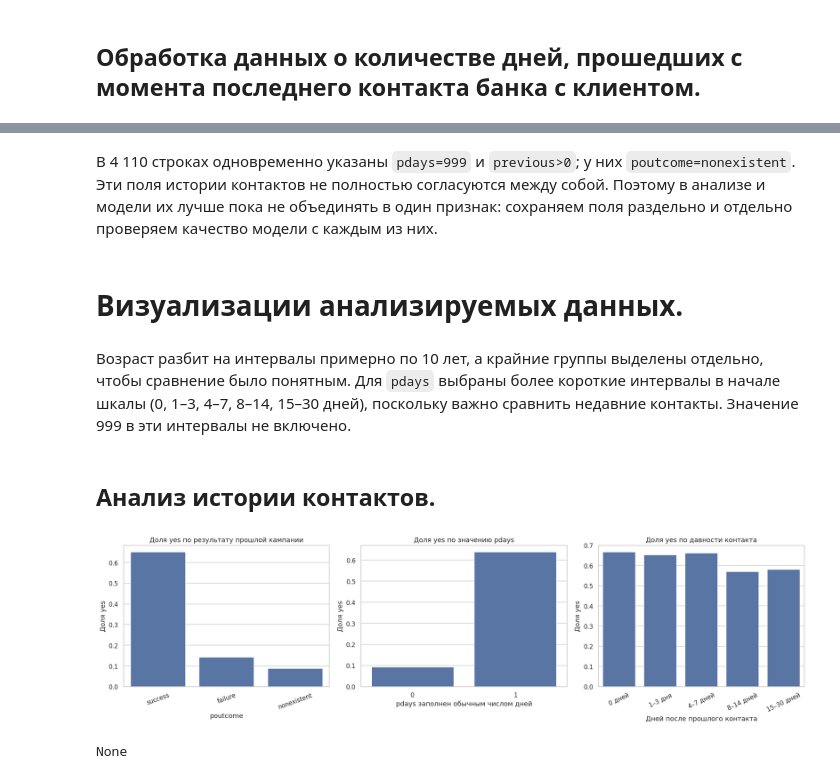
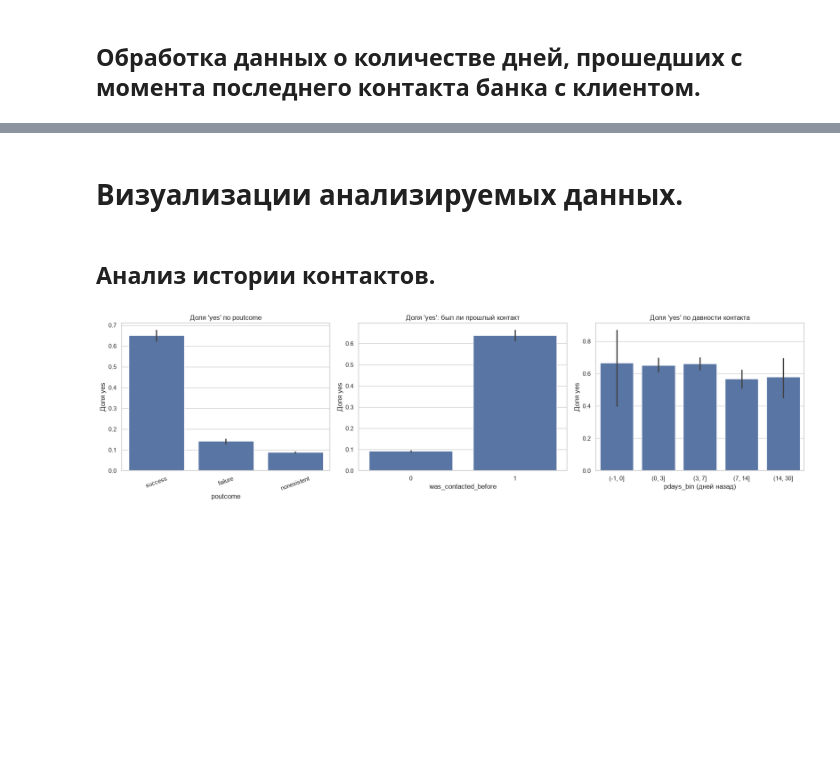
Before and after one commit to KgAmerlion/project_practice_team_1, a Jupyter notebook: Notebook_Bank_Marketing_analitika (2).ipynb, the cells around one changed output, grey strips where cells are left out. Cells and saved outputs as stored; diff of their text form; code cells hidden in the pictures; blank space fills up the shorter version.

```diff
--- a/Notebook_Bank_Marketing_analitika (2).ipynb
+++ b/Notebook_Bank_Marketing_analitika (2).ipynb
@@ -121,6 +113,4 @@ None
 # %%
 df_clean = df.drop_duplicates().reset_index(drop=True)
-print("Размер до удаления дубликатов:", df.shape)
-print("Размер после удаления дубликатов:", df_clean.shape)
-df = df_clean.copy()
+print(df.shape, "→", df_clean.shape)
 # %% [output]
@@ -213,7 +179,5 @@ None
 # %% [markdown]
 ## Обработка данных о количестве дней, прошедших с момента последнего контакта банка с клиентом.
 # %%
-df["pdays_is_recorded"] = (df["pdays"] != 999).astype(int)
+df["was_contacted_before"] = (df["pdays"] != 999).astype(int)
 df["pdays_clean"] = df["pdays"].where(df["pdays"] != 999)
-print("Контакты с pdays=999:", int(df["pdays"].eq(999).sum()))
-print("Контакты с известным числом дней:", int(df["pdays"].ne(999).sum()))
@@ -255,49 +184,34 @@ None
-# %% [markdown]
-В 4 110 строках одновременно указаны `pdays=999` и `previous>0`; у них `poutcome=nonexistent`. Эти поля истории контактов не полностью согласуются между собой. Поэтому в анализе и модели их лучше пока не объединять в один признак: сохраняем поля раздельно и отдельно проверяем качество модели с каждым из них.
 # %% [markdown]
 # Визуализации анализируемых данных.
 # %%
-df["pdays_bin"] = pd.cut(
-    df["pdays_clean"],
-    bins=[-1, 0, 3, 7, 14, 30],
-    labels=["0 дней", "1–3 дня", "4–7 дней", "8–14 дней", "15–30 дней"],
-    include_lowest=True,
-)
-df["age_group"] = pd.cut(
-    df["age"],
-    bins=[0, 25, 35, 45, 55, 65, 120],
-    labels=["до 25", "26–35", "36–45", "46–55", "56–65", "66+"],
-    include_lowest=True,
-)
+df["pdays_bin"] = pd.cut(df["pdays_clean"], [-1, 0, 3, 7, 14, 30])
+df["age_bin"] = pd.cut(df["age"], [17, 25, 35, 45, 55, 65, 100])
+df["is_yes"] = (df["y"] == "yes").astype(int)
-# %% [markdown]
-Возраст разбит на интервалы примерно по 10 лет, а крайние группы выделены отдельно, чтобы сравнение было понятным. Для `pdays` выбраны более короткие интервалы в начале шкалы (0, 1–3, 4–7, 8–14, 15–30 дней), поскольку важно сравнить недавние контакты. Значение 999 в эти интервалы не включено.
 # %% [markdown]
 ## Анализ истории контактов.
 # %%
 fig, axes = plt.subplots(1, 3, figsize=(18, 5))
 
 sns.barplot(
     data=df, x="poutcome", y="is_yes",
     order=df.groupby("poutcome")["is_yes"].mean().sort_values(ascending=False).index,
-    ax=axes[0], errorbar=None
+    ax=axes[0]
 )
-axes[0].set_title("Доля yes по результату прошлой кампании")
+axes[0].set_title("Доля 'yes' по poutcome")
 axes[0].set_ylabel("Доля yes")
 axes[0].tick_params(axis="x", rotation=20)
 
-sns.barplot(data=df, x="pdays_is_recorded", y="is_yes", ax=axes[1], errorbar=None)
-axes[1].set_title("Доля yes по значению pdays")
-axes[1].set_xlabel("pdays заполнен обычным числом дней")
+sns.barplot(data=df, x="was_contacted_before", y="is_yes", ax=axes[1])
+axes[1].set_title("Доля 'yes': был ли прошлый контакт")
+axes[1].set_xlabel("was_contacted_before")
 axes[1].set_ylabel("Доля yes")
 
-sns.barplot(data=df, x="pdays_bin", y="is_yes", ax=axes[2], errorbar=None)
-axes[2].set_title("Доля yes по давности контакта")
-axes[2].set_xlabel("Дней после прошлого контакта")
+sns.barplot(data=df, x="pdays_bin", y="is_yes", ax=axes[2])
+axes[2].set_title("Доля 'yes' по давности контакта")
+axes[2].set_xlabel("pdays_bin (дней назад)")
 axes[2].set_ylabel("Доля yes")
-axes[2].tick_params(axis="x", rotation=25)
 
 plt.tight_layout()
 plt.show()
 # %% [output]
-[figure, old version]
+[figure, new version]
-None
```
Also changed, not shown: parts of 58 cells of this notebook.
